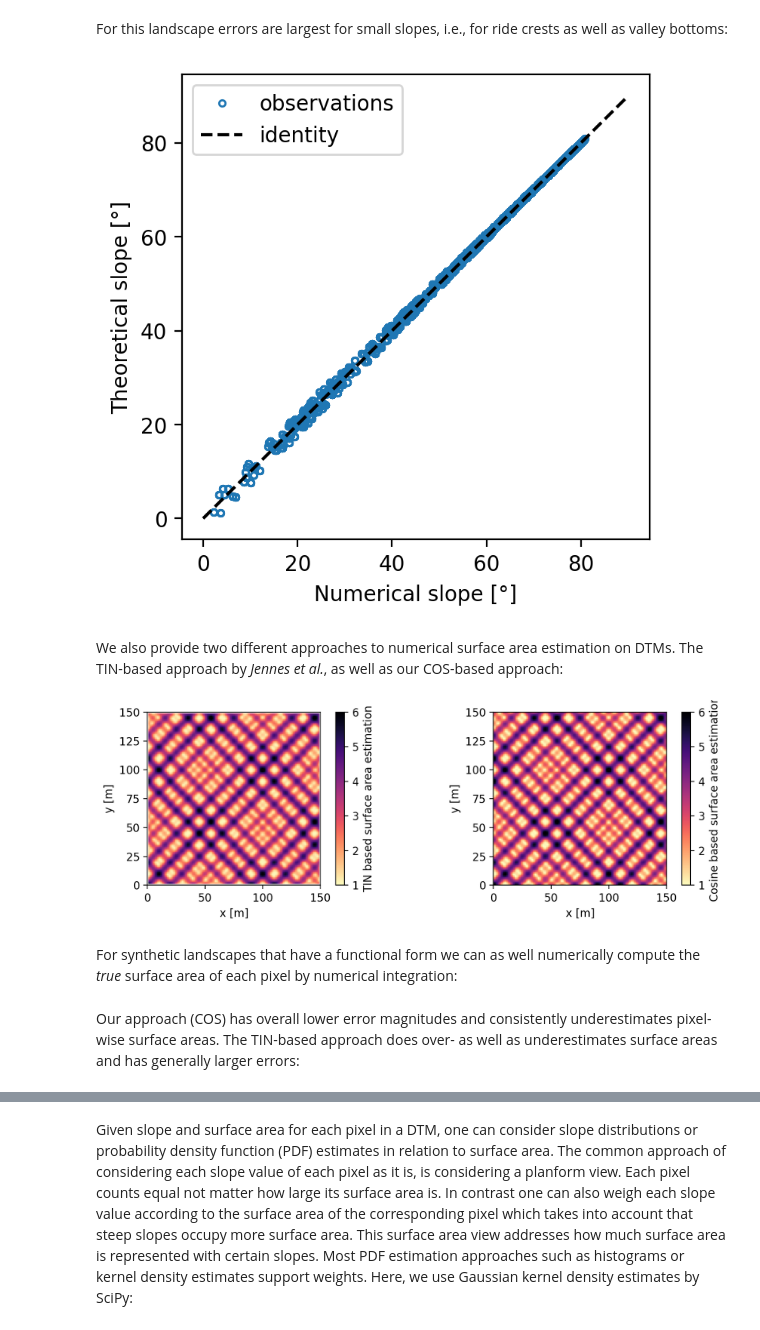
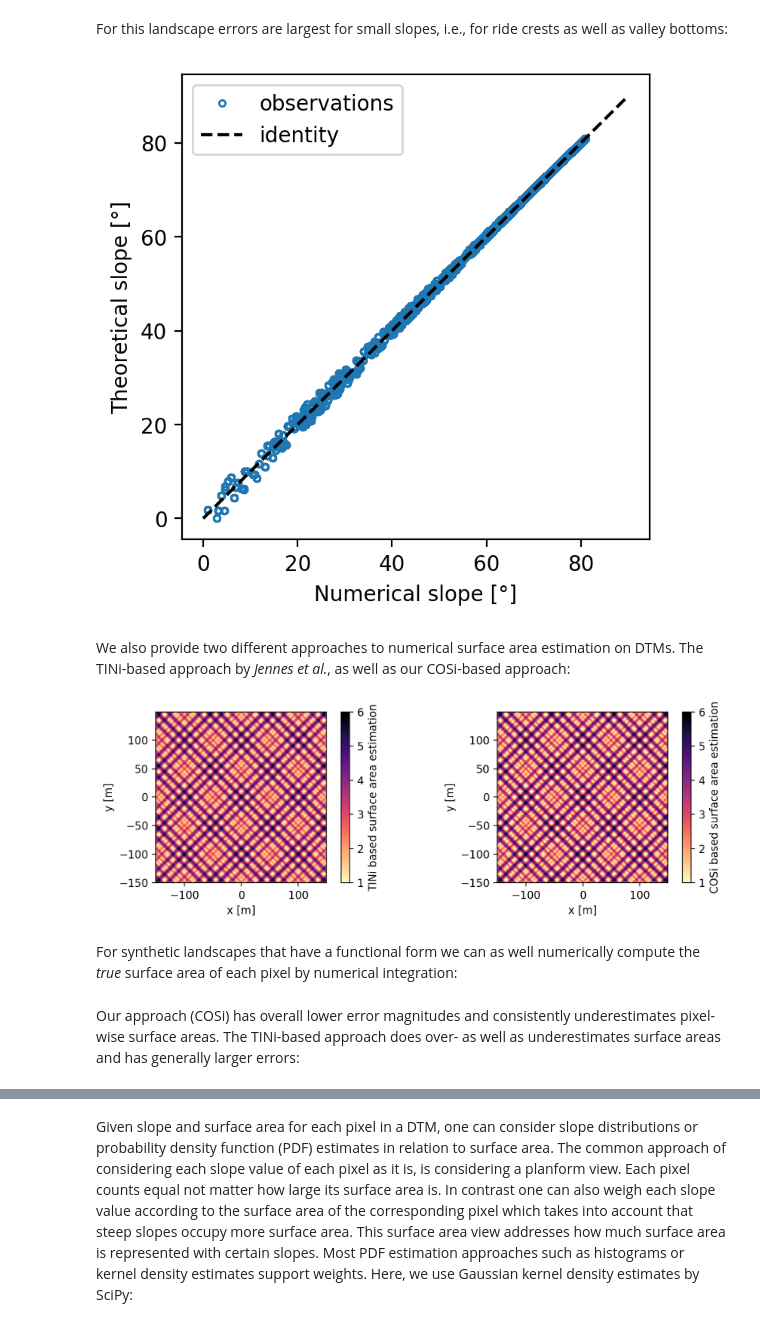
Before and after one commit to UP-RS-ESP/dtm-surface-area-and-slope, a Jupyter notebook: tutorial.ipynb, the cells around one changed output, grey strips where cells are left out. Drawn from its saved outputs; the diff is of its cells as text; code cells hidden in the pictures.

```diff
--- a/tutorial.ipynb
+++ b/tutorial.ipynb
@@ -17,13 +17,13 @@ We provide two synthetic landscape types. One very smooth and constructed from 2
 # %%
 # DTM resolution
 resolution = 1
-xr = np.arange(resolution / 2, 150, resolution)
+xr = np.arange(-150, 150, resolution)
 yr = xr
 
 # synthetic landscape coordinates
 x, y = np.meshgrid(xr, yr)
 
-# Sin Cos DTM
+# Cos Sin DTM
 dtm_sincos = sa.synthetic_landscape(x, y, landscape_type="sincos", amplitude=100)
 
 # Gaussian hill DTM
@@ -107,40 +109,40 @@ ax.set_ylabel("Theoretical slope [°]")
 pl.legend()
 pl.show()
 # %% [output]
-[figure, old version]
+[figure, new version]
 # %% [markdown]
-We also provide two different approaches to numerical surface area estimation on DTMs. The TIN-based approach by *Jennes et al.*, as well as our COS-based approach:
+We also provide two different approaches to numerical surface area estimation on DTMs. The TINi-based approach by *Jennes et al.*, as well as our COSi-based approach:
 # %%
 # TIN based surface area according to Jennes et al.
 sa_tin = sa.surface_area_tin(dtm, resolution)
 
 # COS based surface area according to our method
 sa_cos = sa.surface_area_cos(dtm, resolution)
 
 fg, ax = pl.subplots(1, 2, figsize=(9, 3))
 im = ax[0].pcolormesh(x, y, sa_tin, vmin=1, vmax=6, cmap="magma_r")
 ax[0].set_xlabel("x [m]")
 ax[0].set_ylabel("y [m]")
 cb = fg.colorbar(im, ax=ax[0])
-cb.set_label("TIN based surface area estimation")
+cb.set_label("TINi based surface area estimation")
 im = ax[1].pcolormesh(x, y, sa_cos, vmin=1, vmax=6, cmap="magma_r")
 ax[1].set_xlabel("x [m]")
 ax[1].set_ylabel("y [m]")
 cb = fg.colorbar(im, ax=ax[1])
-cb.set_label("Cosine based surface area estimation")
+cb.set_label("COSi based surface area estimation")
 ax[0].set_aspect("equal")
 ax[1].set_aspect("equal")
 pl.tight_layout()
 pl.show()
 # %% [output]
-[figure, old version]
+[figure, new version]
 # %% [markdown]
 For synthetic landscapes that have a functional form we can as well numerically compute the *true* surface area of each pixel by numerical integration:
 # %%
 # theoretical surface area using numerical integration
 sa_num = sa.synthetic_landscape_surface_area(x, y, landscape_type="sincos", amplitude=100)
 # %% [markdown]
-Our approach (COS) has overall lower error magnitudes and consistently underestimates pixel-wise surface areas. The TIN-based approach does over- as well as underestimates surface areas and has generally larger errors:
+Our approach (COSi) has overall lower error magnitudes and consistently underestimates pixel-wise surface areas. The TINi-based approach does over- as well as underestimates surface areas and has generally larger errors:
 # %%
 sa_num[0, :] = np.nan
 sa_num[-1, :] = np.nan
```
Also changed, not shown: parts of 16 cells of this notebook.
